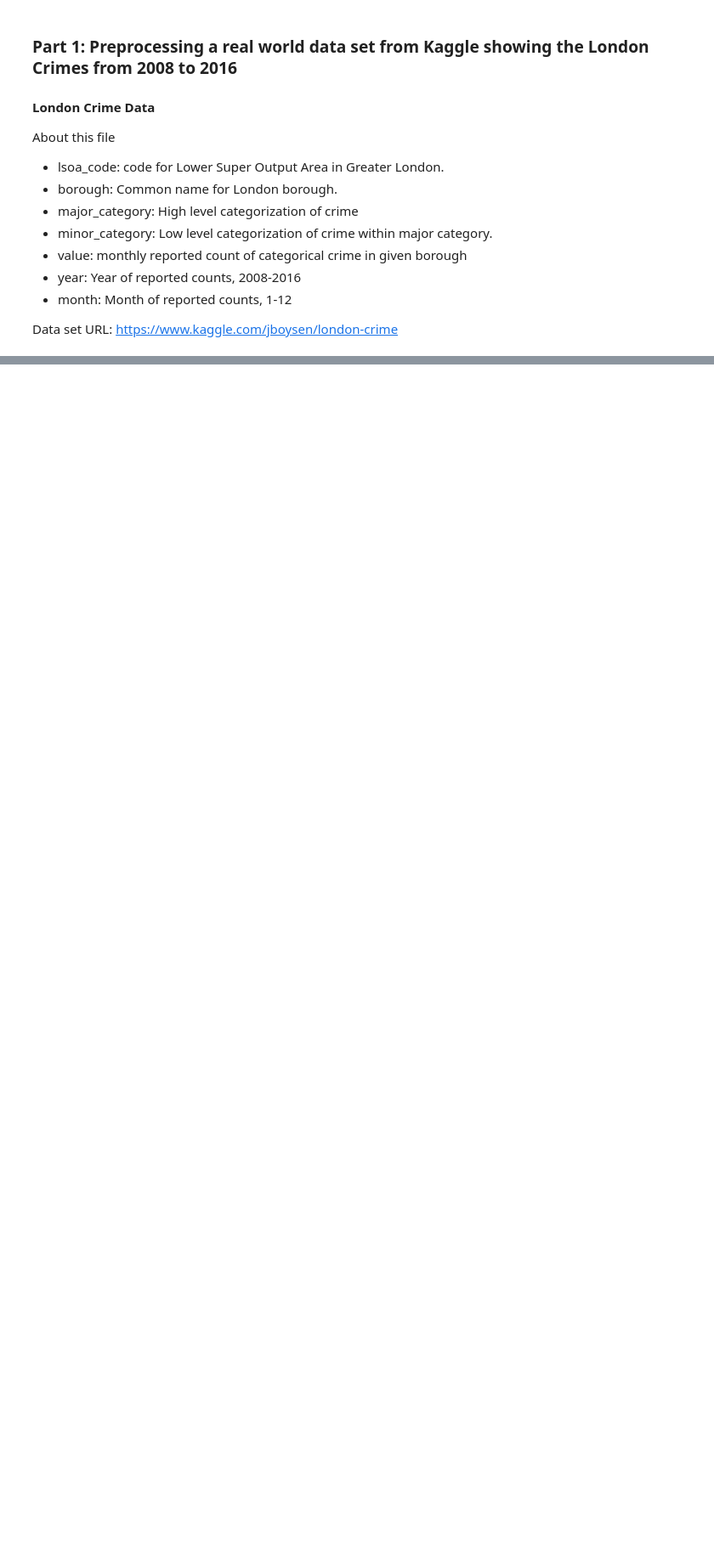
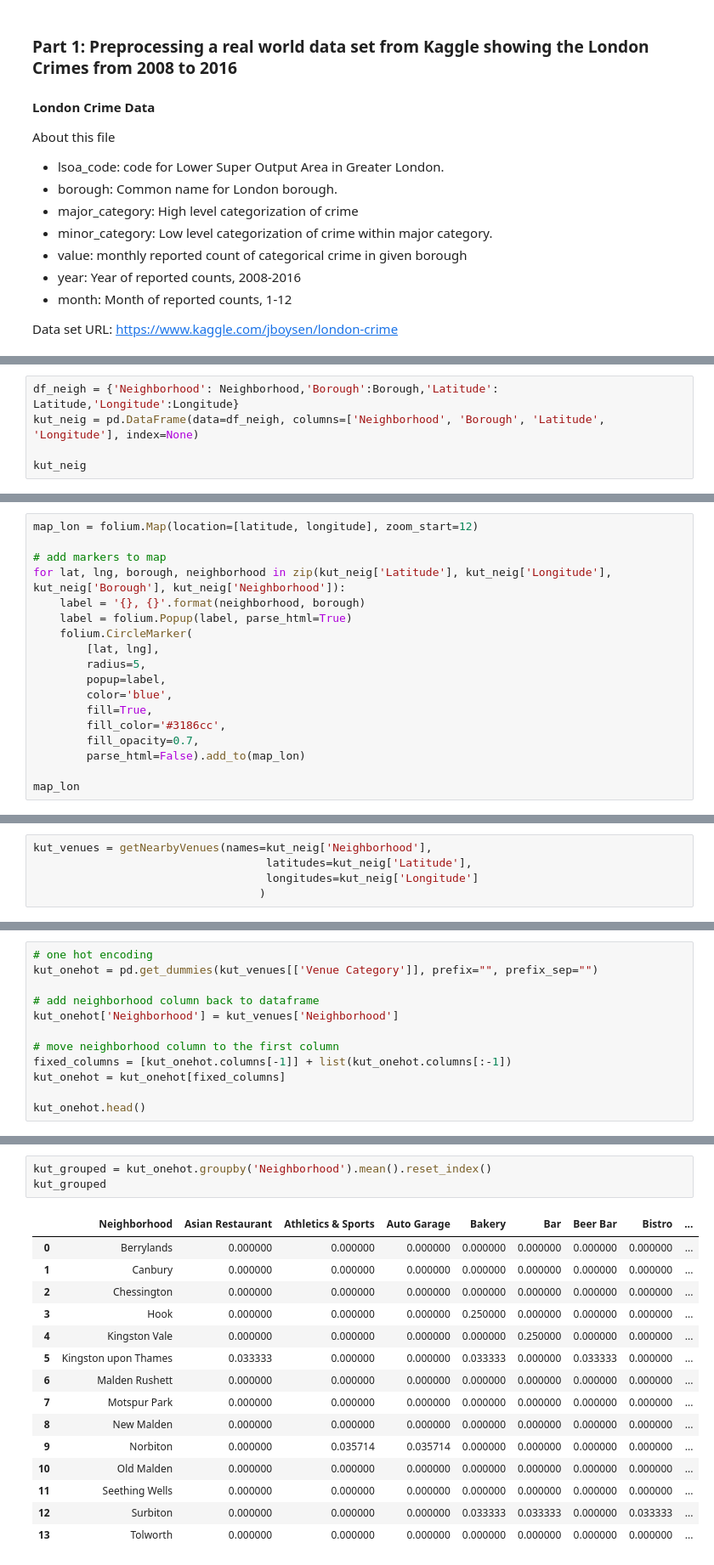
Before and after one commit to Akshatjain1999/Battles-for-the-Neighborhood-London-, a Jupyter notebook: Capstone Project - Battle for the Neighborhood(London).ipynb, the cells around one changed output, grey strips where cells are left out. Shown: that part at 85% size. Cells and saved outputs as stored; diff of their text form; blank space fills up the shorter version.

```diff
--- a/Capstone Project - Battle for the Neighborhood(London).ipynb
+++ b/Capstone Project - Battle for the Neighborhood(London).ipynb
@@ -46,0 +380,5 @@ Data set URL: https://www.kaggle.com/jboysen/london-crime
+# %%
+df_neigh = {'Neighborhood': Neighborhood,'Borough':Borough,'Latitude': Latitude,'Longitude':Longitude}
+kut_neig = pd.DataFrame(data=df_neigh, columns=['Neighborhood', 'Borough', 'Latitude', 'Longitude'], index=None)
+
+kut_neig
@@ -46,0 +412,18 @@ Data set URL: https://www.kaggle.com/jboysen/london-crime
+# %%
+map_lon = folium.Map(location=[latitude, longitude], zoom_start=12)
+
+# add markers to map
+for lat, lng, borough, neighborhood in zip(kut_neig['Latitude'], kut_neig['Longitude'], kut_neig['Borough'], kut_neig['Neighborhood']):
+    label = '{}, {}'.format(neighborhood, borough)
+    label = folium.Popup(label, parse_html=True)
+    folium.CircleMarker(
+        [lat, lng],
+        radius=5,
+        popup=label,
+        color='blue',
+        fill=True,
+        fill_color='#3186cc',
+        fill_opacity=0.7,
+        parse_html=False).add_to(map_lon)
+
+map_lon
@@ -46,0 +479,5 @@ Data set URL: https://www.kaggle.com/jboysen/london-crime
+# %%
+kut_venues = getNearbyVenues(names=kut_neig['Neighborhood'],
+                                   latitudes=kut_neig['Latitude'],
+                                   longitudes=kut_neig['Longitude']
+                                  )
@@ -46,0 +534,12 @@ Data set URL: https://www.kaggle.com/jboysen/london-crime
+# %%
+# one hot encoding
+kut_onehot = pd.get_dummies(kut_venues[['Venue Category']], prefix="", prefix_sep="")
+
+# add neighborhood column back to dataframe
+kut_onehot['Neighborhood'] = kut_venues['Neighborhood']
+
+# move neighborhood column to the first column
+fixed_columns = [kut_onehot.columns[-1]] + list(kut_onehot.columns[:-1])
+kut_onehot = kut_onehot[fixed_columns]
+
+kut_onehot.head()
@@ -46,0 +554,19 @@ Data set URL: https://www.kaggle.com/jboysen/london-crime
+# %%
+kut_grouped = kut_onehot.groupby('Neighborhood').mean().reset_index()
+kut_grouped
+# %% [output]
+|  | Neighborhood | Asian Restaurant | Athletics & Sports | Auto Garage | Bakery | Bar | Beer Bar | Bistro | ... |
+| 0 | Berrylands | 0.000000 | 0.000000 | 0.000000 | 0.000000 | 0.000000 | 0.000000 | 0.000000 | ... |
+| 1 | Canbury | 0.000000 | 0.000000 | 0.000000 | 0.000000 | 0.000000 | 0.000000 | 0.000000 | ... |
+| 2 | Chessington | 0.000000 | 0.000000 | 0.000000 | 0.000000 | 0.000000 | 0.000000 | 0.000000 | ... |
+| 3 | Hook | 0.000000 | 0.000000 | 0.000000 | 0.250000 | 0.000000 | 0.000000 | 0.000000 | ... |
+| 4 | Kingston Vale | 0.000000 | 0.000000 | 0.000000 | 0.000000 | 0.250000 | 0.000000 | 0.000000 | ... |
+| 5 | Kingston upon Thames | 0.033333 | 0.000000 | 0.000000 | 0.033333 | 0.000000 | 0.033333 | 0.000000 | ... |
+| 6 | Malden Rushett | 0.000000 | 0.000000 | 0.000000 | 0.000000 | 0.000000 | 0.000000 | 0.000000 | ... |
+| 7 | Motspur Park | 0.000000 | 0.000000 | 0.000000 | 0.000000 | 0.000000 | 0.000000 | 0.000000 | ... |
+| 8 | New Malden | 0.000000 | 0.000000 | 0.000000 | 0.000000 | 0.000000 | 0.000000 | 0.000000 | ... |
+| 9 | Norbiton | 0.000000 | 0.035714 | 0.035714 | 0.000000 | 0.000000 | 0.000000 | 0.000000 | ... |
+| 10 | Old Malden | 0.000000 | 0.000000 | 0.000000 | 0.000000 | 0.000000 | 0.000000 | 0.000000 | ... |
+| 11 | Seething Wells | 0.000000 | 0.000000 | 0.000000 | 0.000000 | 0.000000 | 0.000000 | 0.000000 | ... |
+| 12 | Surbiton | 0.000000 | 0.000000 | 0.000000 | 0.033333 | 0.033333 | 0.000000 | 0.033333 | ... |
+| 13 | Tolworth | 0.000000 | 0.000000 | 0.000000 | 0.000000 | 0.000000 | 0.000000 | 0.000000 | ... |
```
Also changed, not shown: parts of 71 cells of this notebook, 1 other file.
